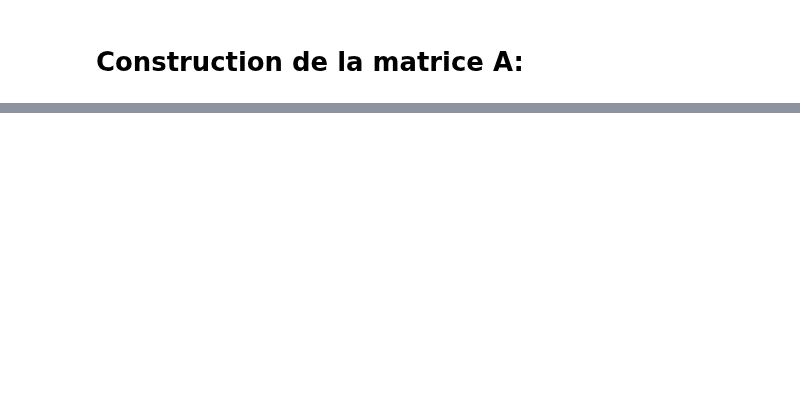
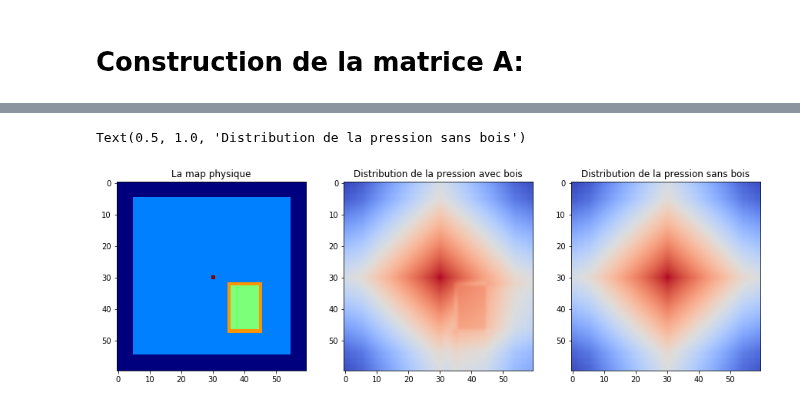
Before and after one commit to pierreluc-plt/ProjetSimulation, a Jupyter notebook: ConstructionMaillage.ipynb, the cells around one changed output, grey strips where cells are left out. Cells and saved outputs as stored; diff of their text form; code cells hidden in the pictures; blank space fills up the shorter version.

```diff
--- a/ConstructionMaillage.ipynb
+++ b/ConstructionMaillage.ipynb
@@ -345,9 +365,9 @@ plt.show()
 ## Paramètres des milieux:
 
 # Fréquence d'oscillation de la source
-omega=1e6
+omega=1e3
 #Intensité de la source (arbitraire)
-p_source=1e1
+p_source=1e2
 
 #Eau
 rho_eau=998.3
@@ -420,0 +549,18 @@ for i in range(Nx):
+# %%
+for i in range(Nx):
+    for j in range(Ny):
+        MapSol[i,j]=sol[int(p(i,j))]
+        MapSolSB[i,j]=solSB[int(p(i,j))]
+# %%
+fig,ax=plt.subplots(1,3,figsize=(15,5))
+ax[1].imshow(np.transpose(np.log(abs(MapSol)+1e-300)),cmap="coolwarm",alpha=1,interpolation="gaussian" )
+ax[0].imshow(np.transpose(Display_Map),alpha=1,cmap="jet")
+
+ax[2].imshow(np.transpose(np.log(abs(MapSolSB)+1e-300)),alpha=1.0,cmap="coolwarm", interpolation="gaussian")
+#ax[3].imshow(np.log(abs(MapSolSB)-abs(MapSol)+1e-300),alpha=1.0,cmap="coolwarm")
+ax[0].set_title("La map physique")
+ax[1].set_title("Distribution de la pression avec bois")
+ax[2].set_title("Distribution de la pression sans bois")
+# %% [output]
+Text(0.5, 1.0, 'Distribution de la pression sans bois')
+[figure, added]
```
Also changed, not shown: parts of 12 cells of this notebook.
